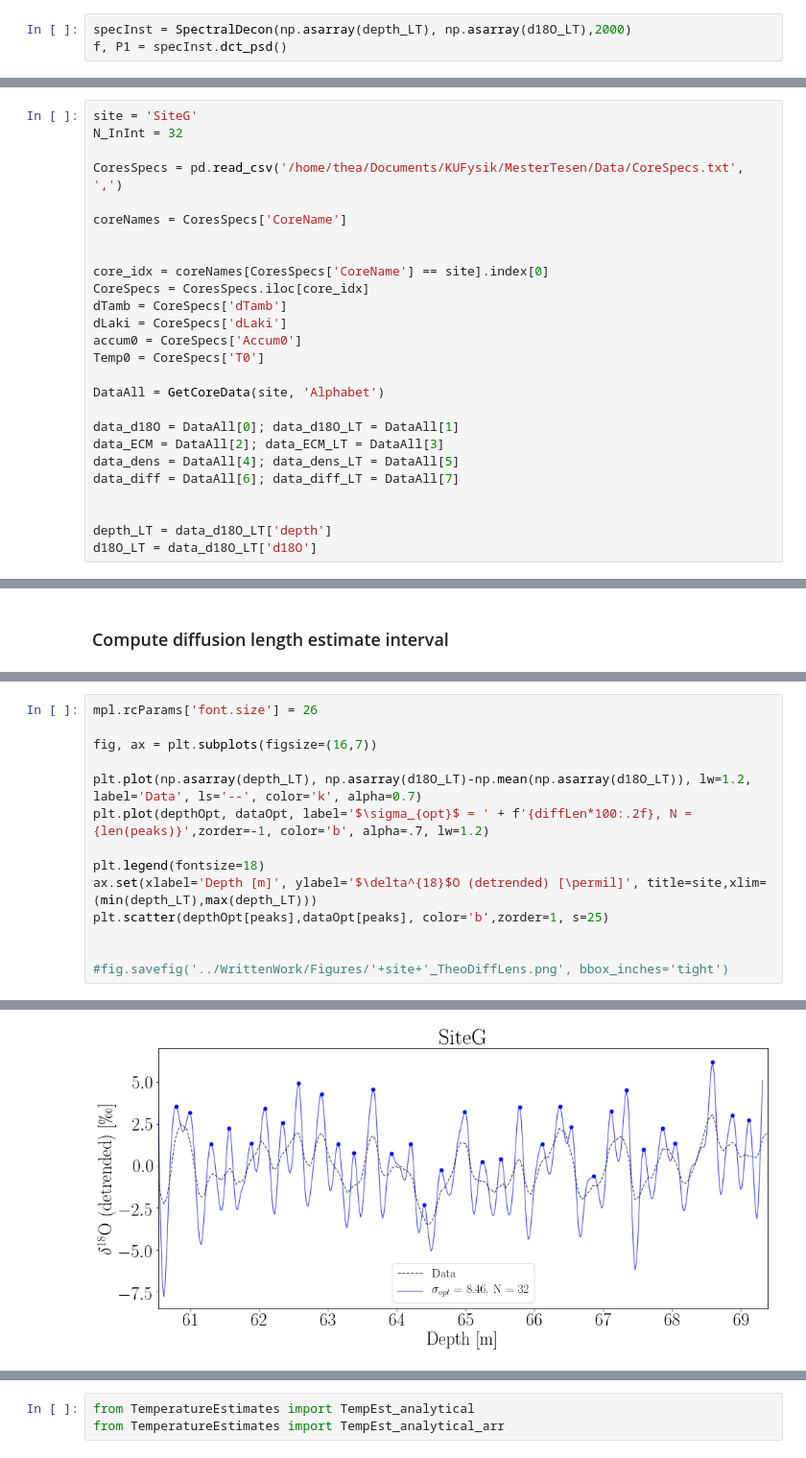
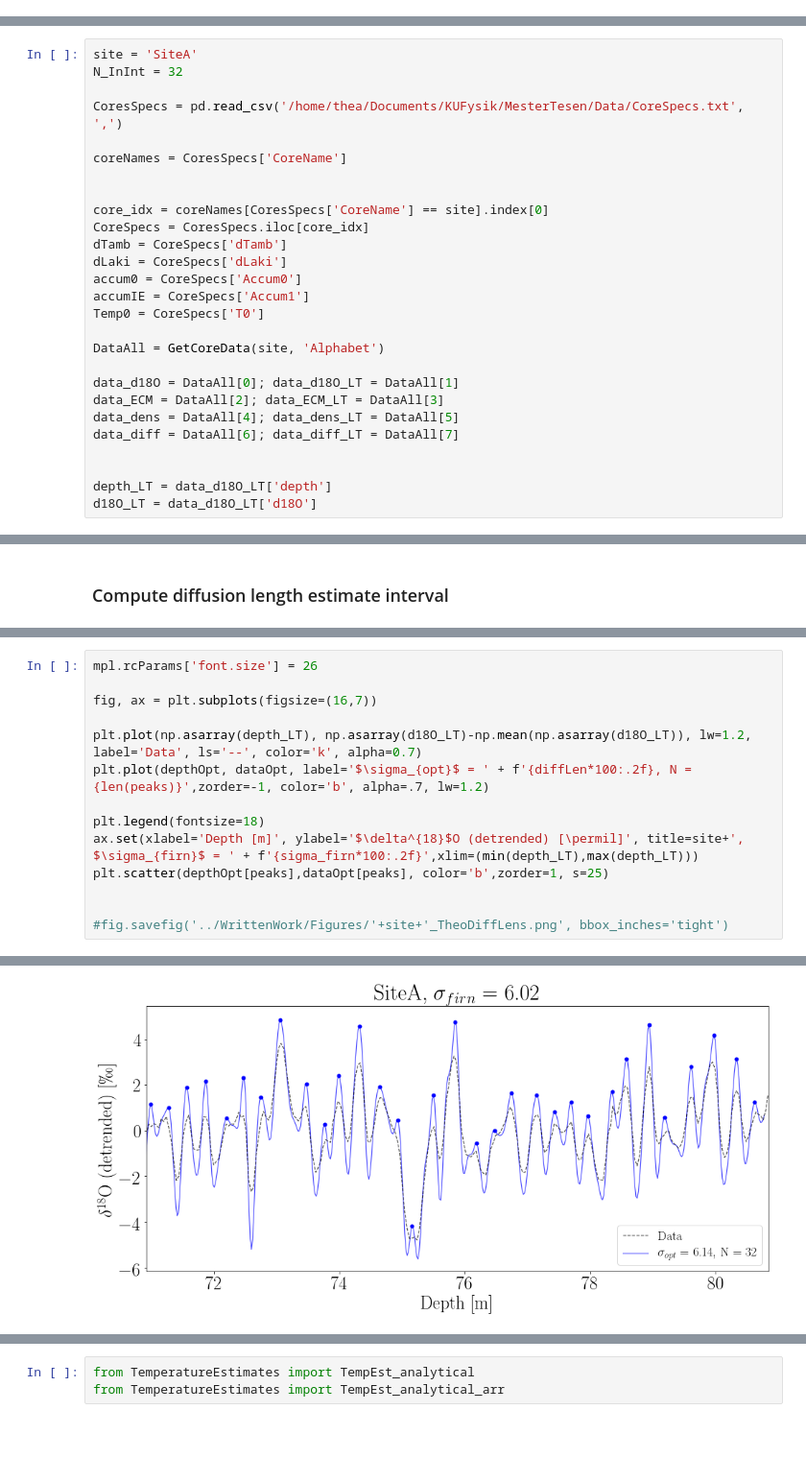
Before and after one commit to TheaQG/AWI_Bcores_Analysis, a Jupyter notebook: TempEstimation.ipynb, the cells around one changed output, grey strips where cells are left out. Shown at 96% size. Saved outputs shown, nothing was run; the diff lists cells and outputs as text; blank space fills up the shorter version.

Commit message:
Accumulation and temperature estimates.

```diff
--- a/TempEstimation.ipynb
+++ b/TempEstimation.ipynb
@@ -71,6 +73,3 @@ data_diff = DataAll[6]; data_diff_LT = DataAll[7]
 
 depth_LT = data_d18O_LT['depth']
 d18O_LT = data_d18O_LT['d18O']
-# %%
-specInst = SpectralDecon(np.asarray(depth_LT), np.asarray(d18O_LT),2000)
-f, P1 = specInst.dct_psd()
@@ -91,7 +77,7 @@ ax.legend()
 
 ### Define data
 # %%
-site = 'SiteG'
+site = 'SiteA'
 N_InInt = 32
 
 CoresSpecs = pd.read_csv('/home/thea/Documents/KUFysik/MesterTesen/Data/CoreSpecs.txt', ',')
@@ -104,6 +90,7 @@ CoreSpecs = CoresSpecs.iloc[core_idx]
 dTamb = CoreSpecs['dTamb']
 dLaki = CoreSpecs['dLaki']
 accum0 = CoreSpecs['Accum0']
+accumIE = CoreSpecs['Accum1']
 Temp0 = CoreSpecs['T0']
 
 DataAll = GetCoreData(site, 'Alphabet')
@@ -139,18 +157,18 @@ diffLens32 = np.asarray(arr_DiffLens)[idx32Cut]
 # %%
 mpl.rcParams['font.size'] = 26
 
 fig, ax = plt.subplots(figsize=(16,7))
 
 plt.plot(np.asarray(depth_LT), np.asarray(d18O_LT)-np.mean(np.asarray(d18O_LT)), lw=1.2, label='Data', ls='--', color='k', alpha=0.7)
 plt.plot(depthOpt, dataOpt, label='$\sigma_{opt}$ = ' + f'{diffLen*100:.2f}, N = {len(peaks)}',zorder=-1, color='b', alpha=.7, lw=1.2)
 
 plt.legend(fontsize=18)
-ax.set(xlabel='Depth [m]', ylabel='$\delta^{18}$O (detrended) [\permil]', title=site,xlim=(min(depth_LT),max(depth_LT)))
+ax.set(xlabel='Depth [m]', ylabel='$\delta^{18}$O (detrended) [\permil]', title=site+', $\sigma_{firn}$ = ' + f'{sigma_firn*100:.2f}',xlim=(min(depth_LT),max(depth_LT)))
 plt.scatter(depthOpt[peaks],dataOpt[peaks], color='b',zorder=1, s=25)
 
 
 #fig.savefig('../WrittenWork/Figures/'+site+'_TheoDiffLens.png', bbox_inches='tight')
 # %% [output]
 <matplotlib.collections.PathCollection at 0x...>
-[figure, old version]
+[figure, new version]
 # %% [markdown]
```
Also changed, not shown: parts of 21 cells of this notebook, 5 other files.
